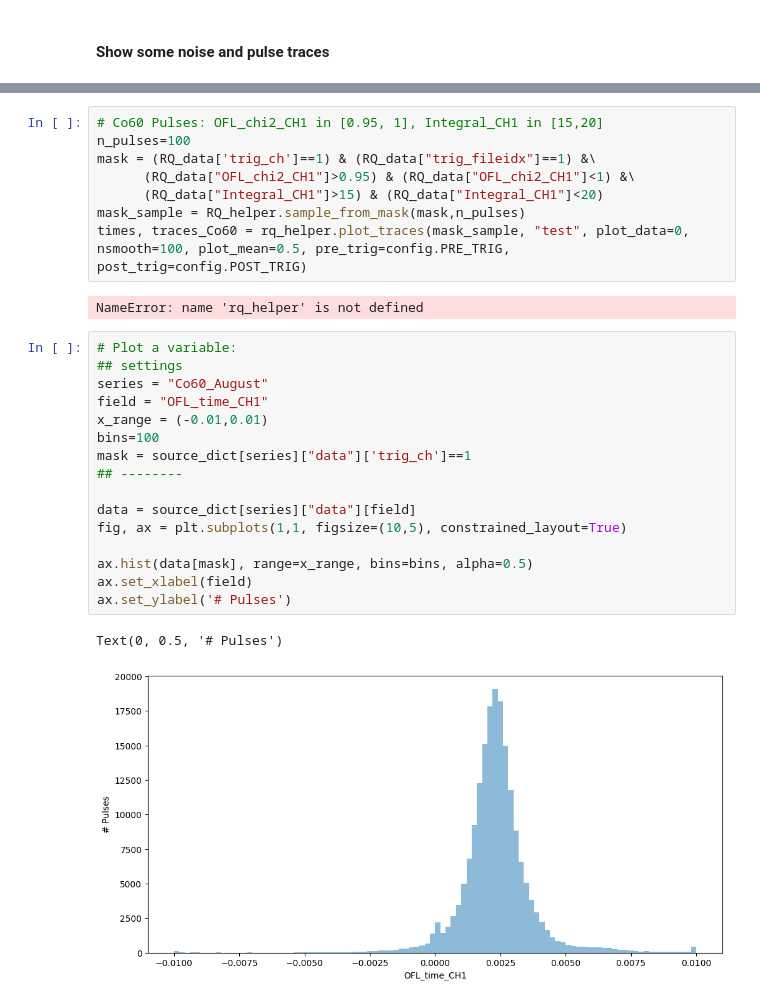
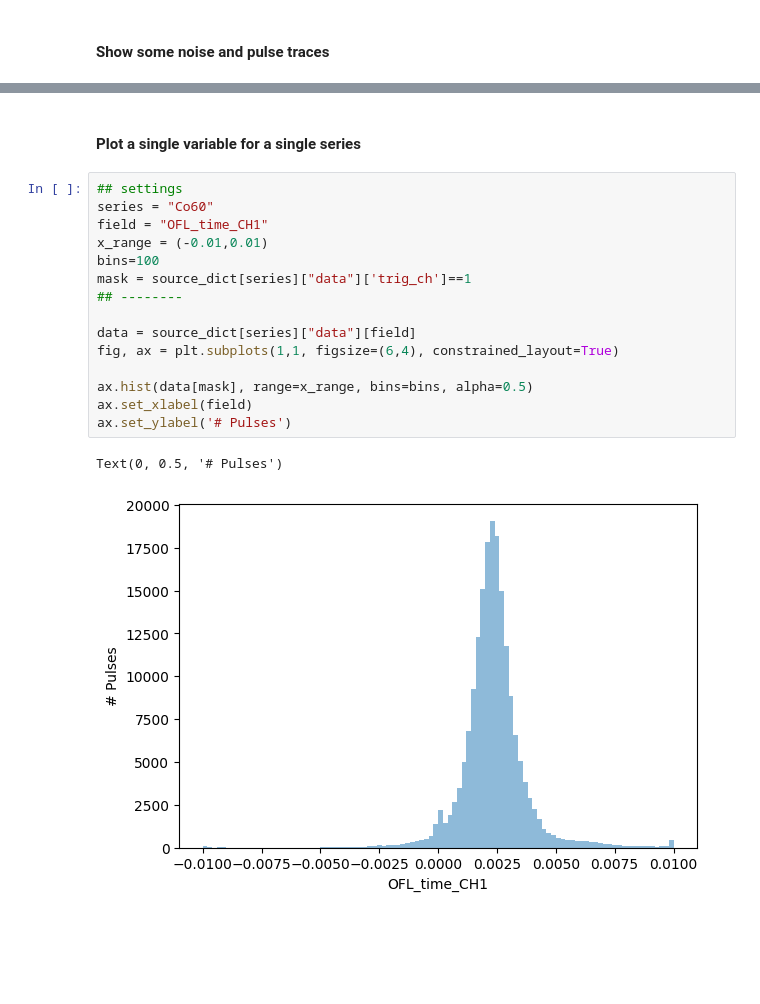
Before and after one commit to Wouter-VDP/PyCRP_notebooks, a Jupyter notebook: RQ_analyser_Summer2022.ipynb, the cells around one changed output, grey strips where cells are left out. Cells and saved outputs as stored; diff of their text form; blank space fills up the shorter version.

Commit message:
added some more plots in summary script

```diff
--- a/RQ_analyser_Summer2022.ipynb
+++ b/RQ_analyser_Summer2022.ipynb
@@ -205,29 +214,20 @@ ValueError: x and y must have same first dimension, but have shapes (1229,) and
-# %%
-# Co60 Pulses: OFL_chi2_CH1 in [0.95, 1], Integral_CH1 in [15,20]
-n_pulses=100
-mask = (RQ_data['trig_ch']==1) & (RQ_data["trig_fileidx"]==1) &\
-      (RQ_data["OFL_chi2_CH1"]>0.95) & (RQ_data["OFL_chi2_CH1"]<1) &\
-      (RQ_data["Integral_CH1"]>15) & (RQ_data["Integral_CH1"]<20)
-mask_sample = RQ_helper.sample_from_mask(mask,n_pulses)
-times, traces_Co60 = rq_helper.plot_traces(mask_sample, "test", plot_data=0, nsmooth=100, plot_mean=0.5, pre_trig=config.PRE_TRIG, post_trig=config.POST_TRIG)
-# %% [output]
-NameError: name 'rq_helper' is not defined
+# %% [markdown]
+#### Plot a single variable  for a single series
 # %%
-# Plot a variable:
 ## settings
-series = "Co60_August"
+series = "Co60"
 field = "OFL_time_CH1"
 x_range = (-0.01,0.01)
 bins=100
 mask = source_dict[series]["data"]['trig_ch']==1
 ## --------
 
 data = source_dict[series]["data"][field]
-fig, ax = plt.subplots(1,1, figsize=(10,5), constrained_layout=True)
+fig, ax = plt.subplots(1,1, figsize=(6,4), constrained_layout=True)
 
 ax.hist(data[mask], range=x_range, bins=bins, alpha=0.5)
 ax.set_xlabel(field)
 ax.set_ylabel('# Pulses')
 # %% [output]
 Text(0, 0.5, '# Pulses')
-[figure, old version]
+[figure, new version]
```
Also changed, not shown: parts of 19 cells of this notebook, 7 other files.
